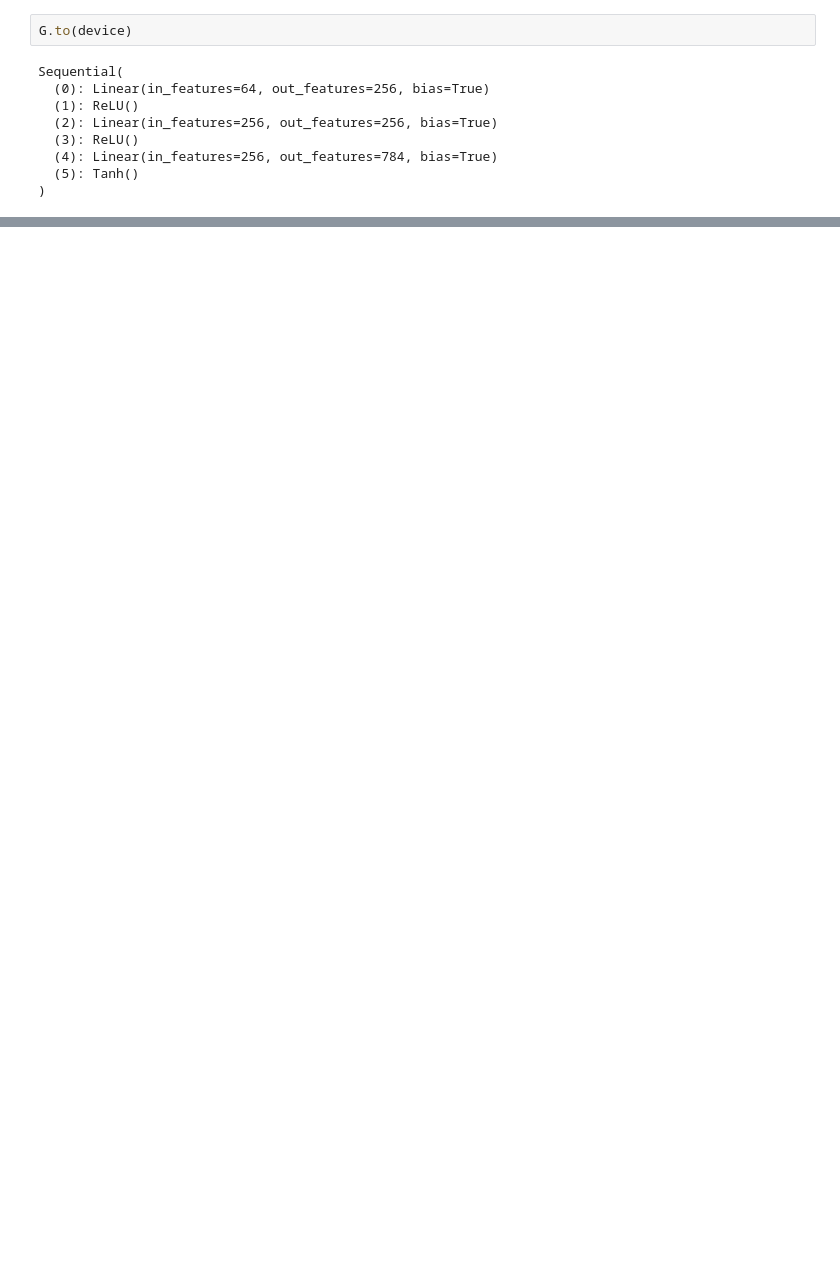
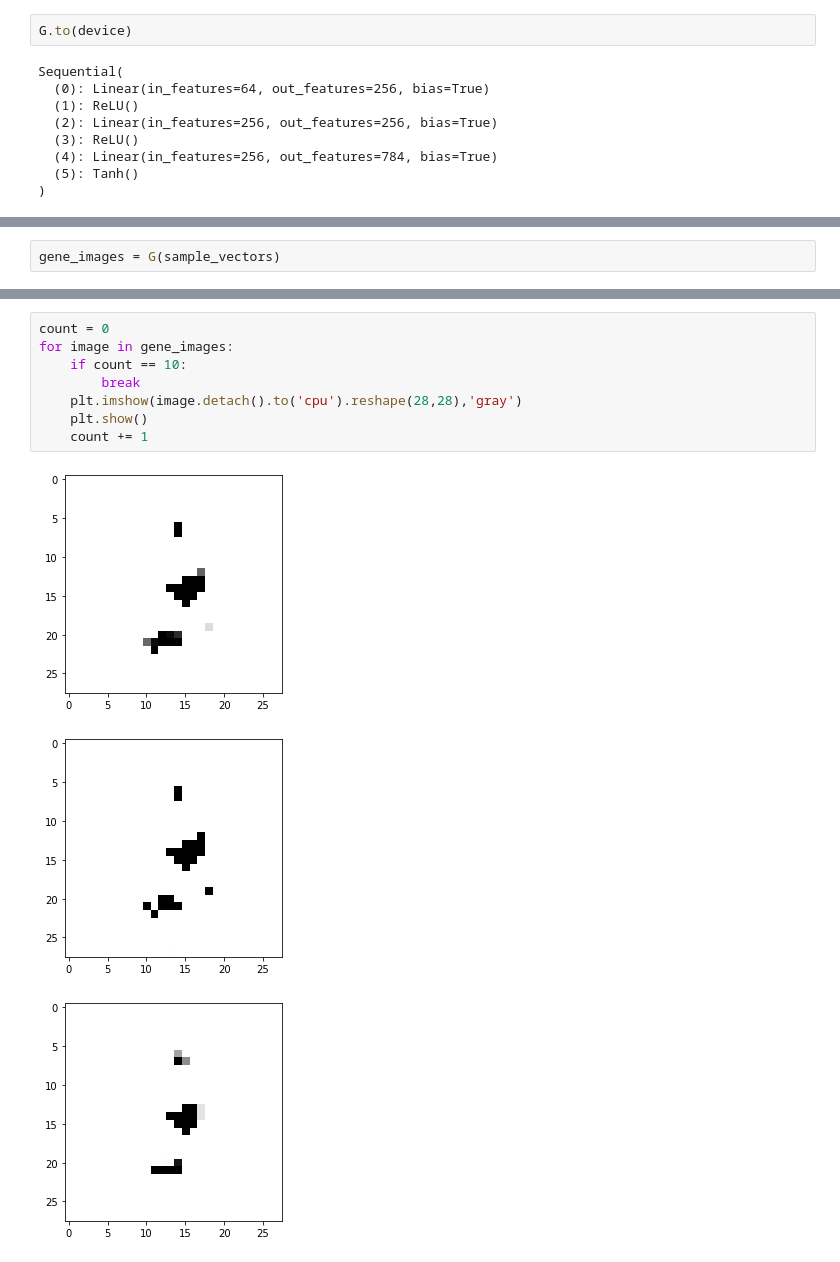
Before and after one commit to dukesky/PytorchStudy, a Jupyter notebook: PytorchStudy.ipynb, the cells around one changed output, grey strips where cells are left out. Cells and saved outputs as stored; diff of their text form; blank space fills up the shorter version.

```diff
--- a/PytorchStudy.ipynb
+++ b/PytorchStudy.ipynb
@@ -1767,0 +1910,2 @@ Since the discriminator is a binary classification model, we can use the binary
+# %%
+gene_images = G(sample_vectors)
@@ -1767,0 +1916,12 @@ Since the discriminator is a binary classification model, we can use the binary
+# %%
+count = 0
+for image in gene_images:
+    if count == 10:
+        break
+    plt.imshow(image.detach().to('cpu').reshape(28,28),'gray')
+    plt.show()
+    count += 1
+# %% [output]
+[figure, added]
+[figure, added]
+[figure, added]
```
Also changed, not shown: parts of 19 cells of this notebook, 1 other file.
